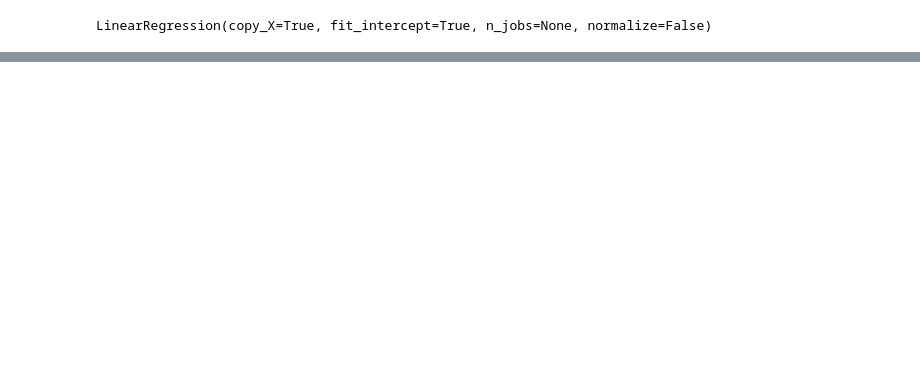
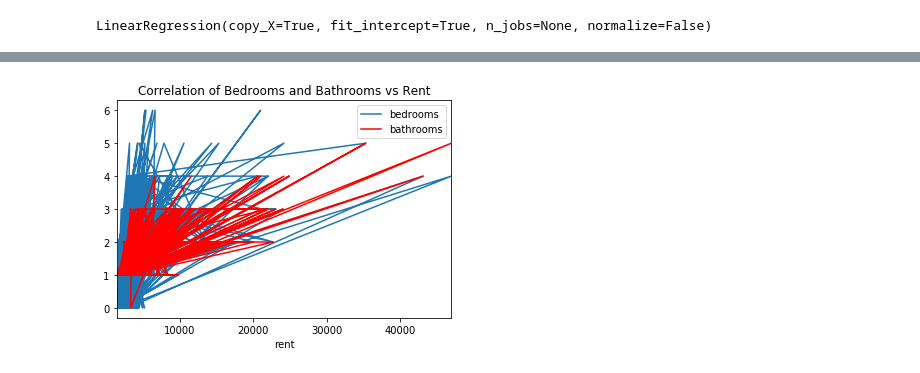
Before and after one commit to hislam000/CSC-599.70-Course-Project, a Jupyter notebook: Final_Project.ipynb, the cells around one changed output, grey strips where cells are left out. Cells and saved outputs as stored; diff of their text form; code cells hidden in the pictures; blank space fills up the shorter version.

```diff
--- a/Final_Project.ipynb
+++ b/Final_Project.ipynb
@@ -58,0 +202,8 @@ LinearRegression(copy_X=True, fit_intercept=True, n_jobs=None, normalize=False)
+# %%
+ax = plt.gca()
+submit1_df.plot(kind='line',x='rent',y='bedrooms',title='Correlation of Bedrooms and Bathrooms vs Rent',ax=ax)
+submit1_df.plot(kind='line',x='rent',y='bathrooms', color='red', ax=ax)
+#submit1_df.plot(kind='line',x='rent',y='floornumber', color='green', ax=ax)
+plt.show()
+# %% [output]
+[figure, added]
```
Also changed, not shown: parts of 13 cells of this notebook.
